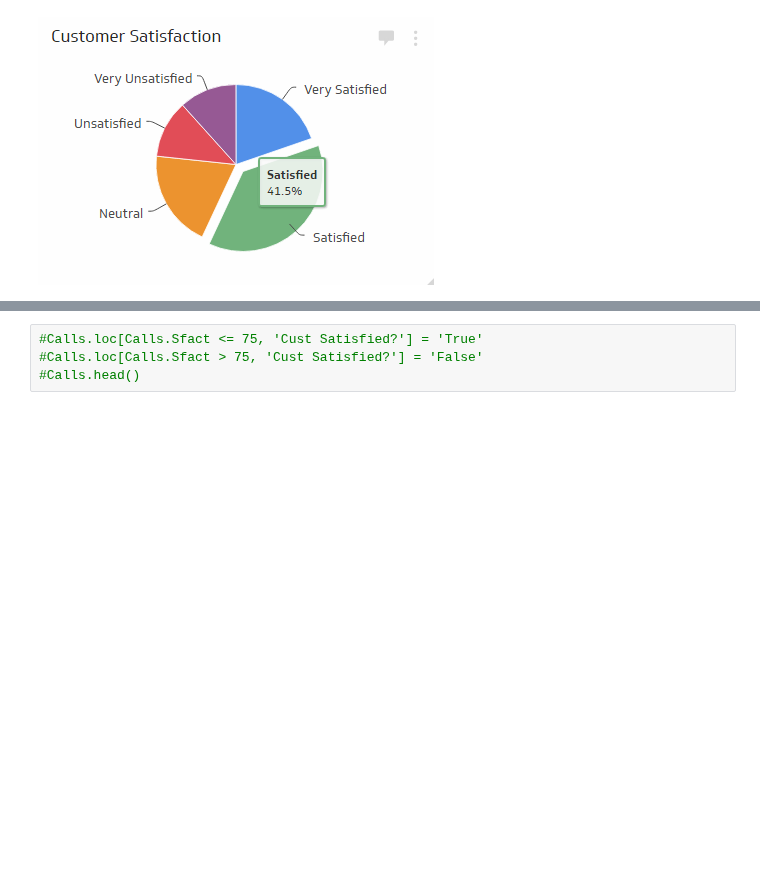
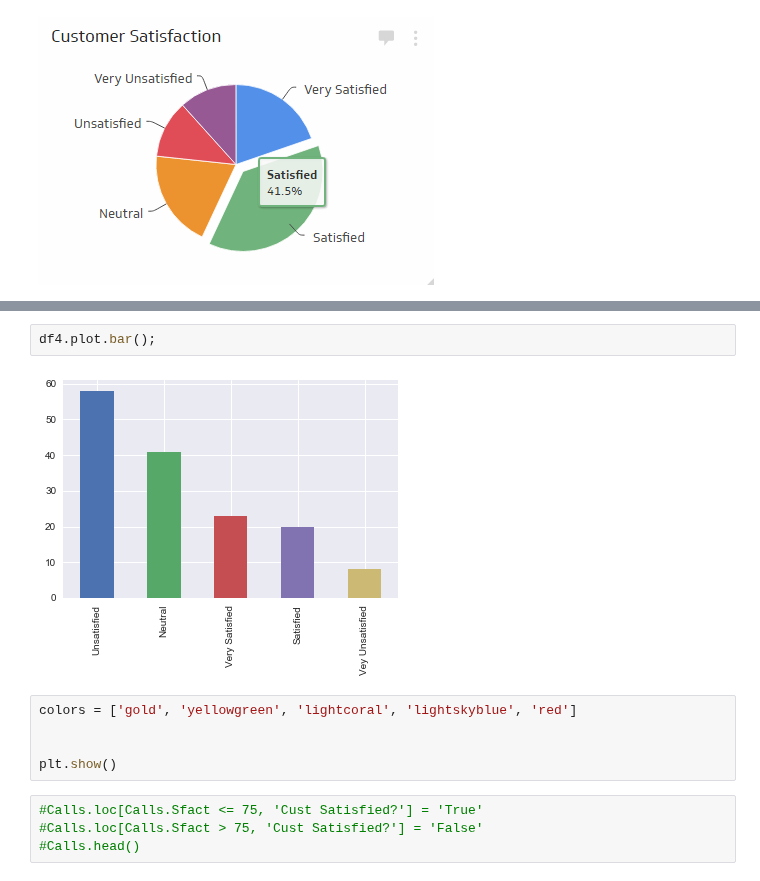
Before and after one commit to eamonnofarrell/Programming_Project, a Jupyter notebook: Prog_Project.ipynb, the cells around one changed output, grey strips where cells are left out. Cells and saved outputs as stored; diff of their text form; blank space fills up the shorter version.

```diff
--- a/Prog_Project.ipynb
+++ b/Prog_Project.ipynb
@@ -384,3 +398,12 @@ Calls
+# %%
+df4.plot.bar();
+# %% [output]
+[figure, added]
+# %%
+colors = ['gold', 'yellowgreen', 'lightcoral', 'lightskyblue', 'red']
+
+
+plt.show()
 # %%
 #Calls.loc[Calls.Sfact <= 75, 'Cust Satisfied?'] = 'True'
 #Calls.loc[Calls.Sfact > 75, 'Cust Satisfied?'] = 'False'
```
Also changed, not shown: parts of 23 cells of this notebook.
